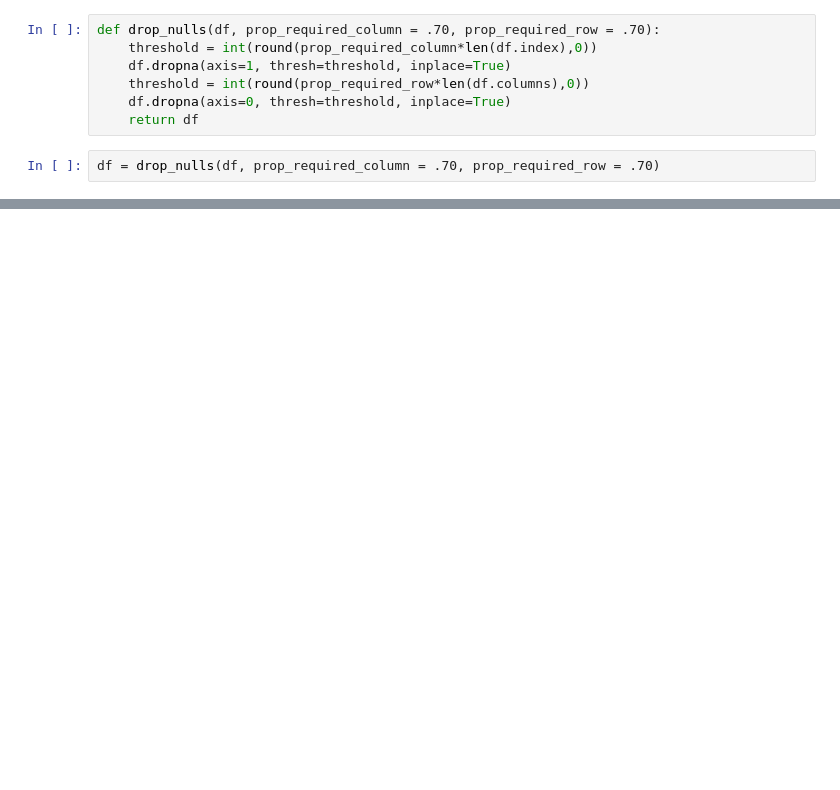
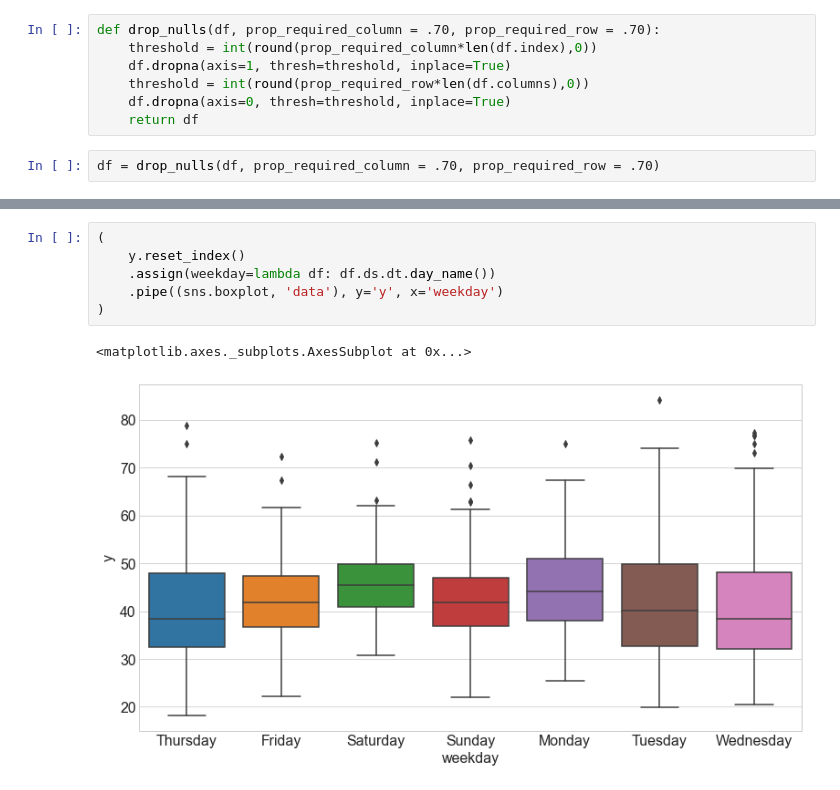
Before and after one commit to AAranda10/time-series-exercises, a Jupyter notebook: modeling/modeling-disney-data.ipynb, the cells around one changed output, grey strips where cells are left out. Drawn from its saved outputs; the diff is of its cells as text; blank space fills up the shorter version.

```diff
--- a/modeling/modeling-disney-data.ipynb
+++ b/modeling/modeling-disney-data.ipynb
@@ -131,0 +166,9 @@ dtype: int64
+# %%
+(
+    y.reset_index()
+    .assign(weekday=lambda df: df.ds.dt.day_name())
+    .pipe((sns.boxplot, 'data'), y='y', x='weekday')
+)
+# %% [output]
+<matplotlib.axes._subplots.AxesSubplot at 0x...>
+[figure, added]
```
Also changed, not shown: parts of 38 cells of this notebook.
